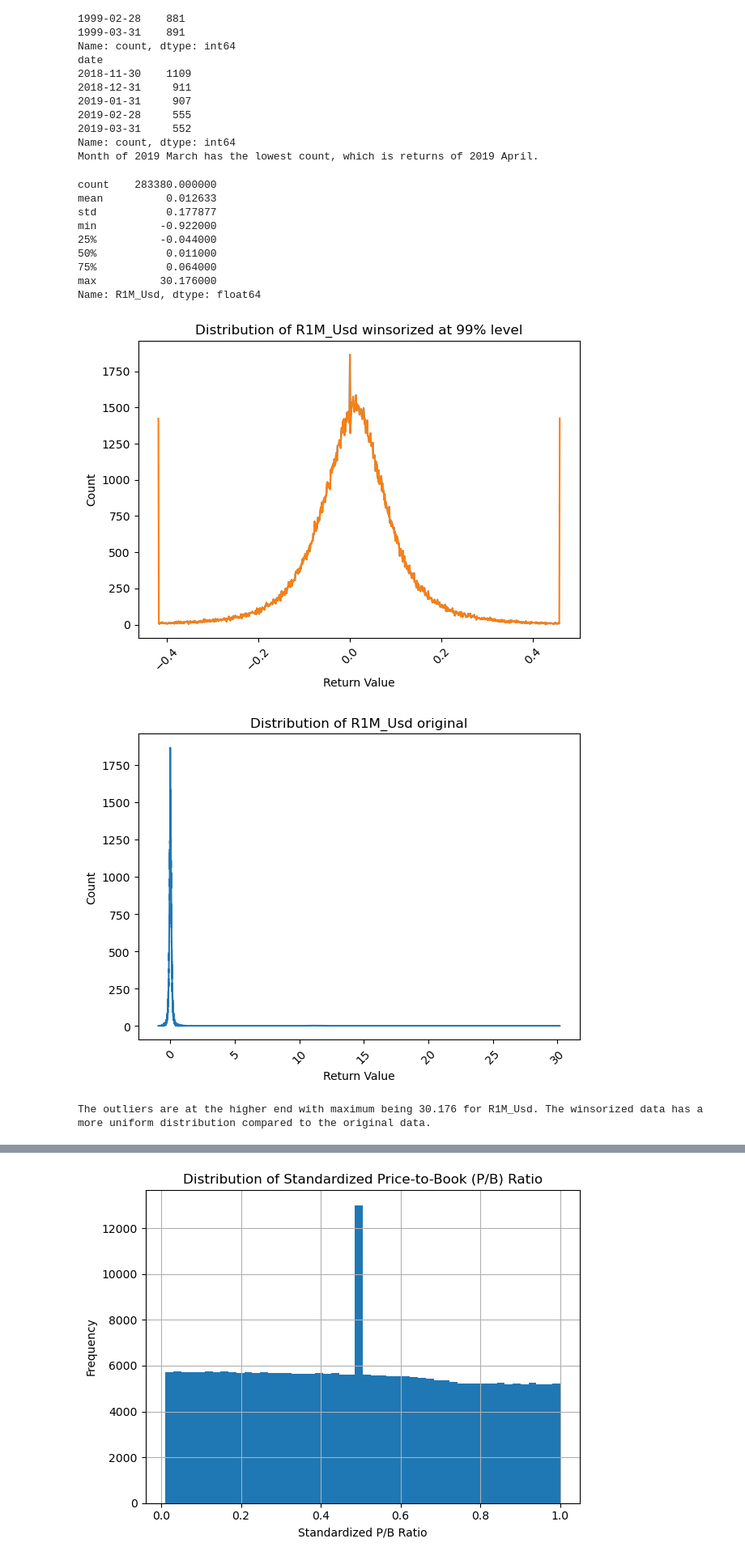
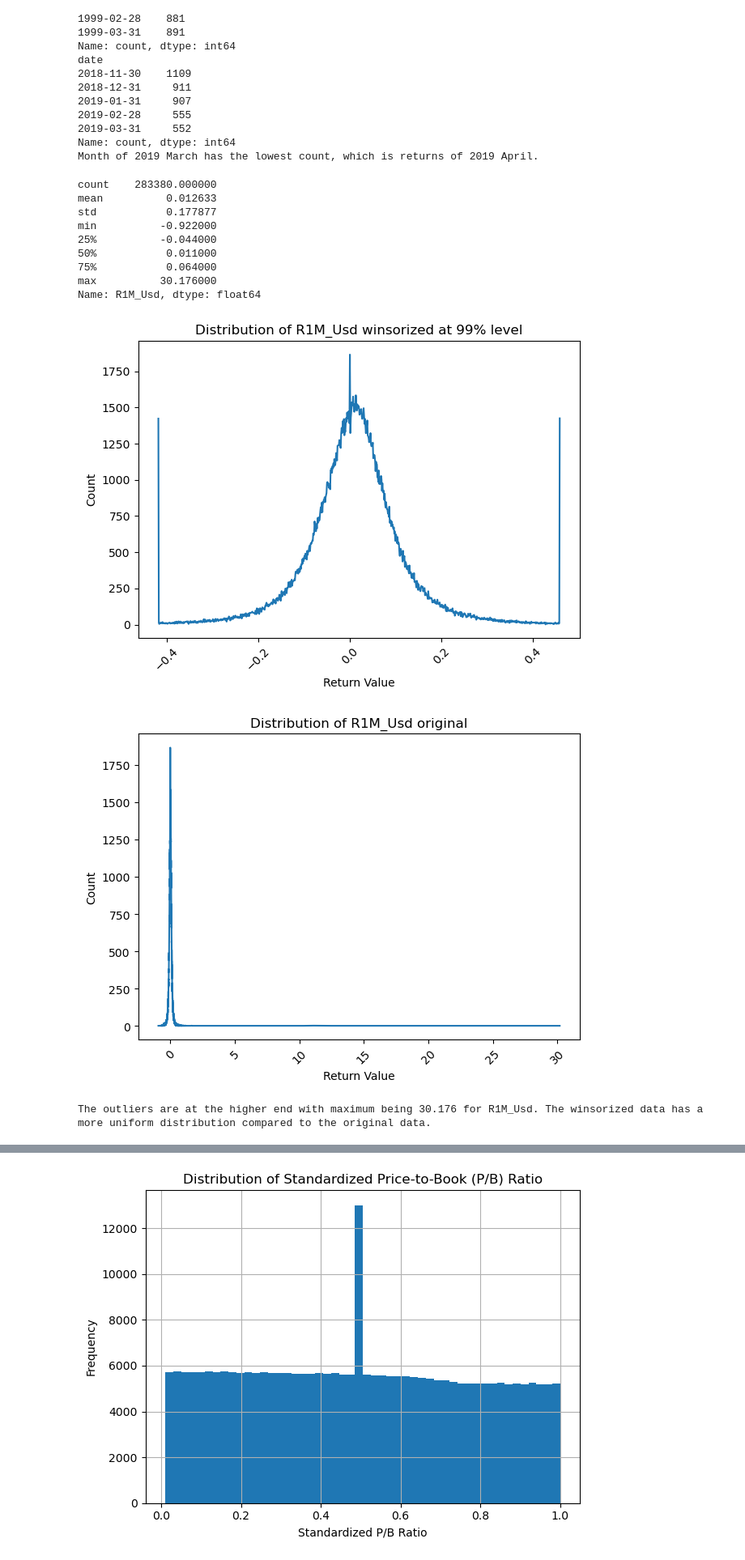
Before and after one commit to KiranReddy0808/FE5108-Portfolio-Theory-and-Investments, a Jupyter notebook: Assignment 3/Assignment3.ipynb, the cells around one changed output, grey strips where cells are left out. Shown at 81% size. Saved outputs shown, nothing was run; the diff lists cells and outputs as text; code cells hidden in the pictures.

```diff
--- a/Assignment 3/Assignment3.ipynb
+++ b/Assignment 3/Assignment3.ipynb
@@ -362,50 +361,40 @@ print(basic_stats)
 # Winsorize the counts
 R1M_values_winsorized = winsorize(df_stocks_data['R1M_Usd'], limits=[0.005, 0.005]).compressed()
 
-# Identify the limits used for winsorization
-lower_limit = np.min(R1M_values_winsorized)
-upper_limit = np.max(R1M_values_winsorized)
-
-# Filter out the values that are at these limits
-R1M_values_filtered = df_stocks_data['R1M_Usd'][(df_stocks_data['R1M_Usd'] > lower_limit) & (df_stocks_data['R1M_Usd'] < upper_limit)]
-
-R1M_counts = R1M_values_filtered.value_counts().sort_index()
-
 R1M_counts_winsorized = pd.Series(R1M_values_winsorized).value_counts().sort_index()
 
 R1M_counts_original = df_stocks_data['R1M_Usd'].value_counts().sort_index()
 
 plt.figure()
-R1M_counts.plot()
 R1M_counts_winsorized.plot()
 plt.title('Distribution of R1M_Usd winsorized at 99% level')
 plt.xlabel('Return Value')
 plt.ylabel('Count')
 plt.xticks(rotation=45)
 plt.tight_layout()
 plt.show()
 
 plt.figure()
 R1M_counts_original.plot()
 plt.title('Distribution of R1M_Usd original')
 plt.xlabel('Return Value')
 plt.ylabel('Count')
 plt.xticks(rotation=45)
 plt.tight_layout()
 plt.show()
 
 print("The outliers are at the higher end with maximum being 30.176 for R1M_Usd. The winsorized data has a more uniform distribution compared to the original data.")
 # %% [output]
 count    283380.000000
 mean          0.012633
 std           0.177877
 min          -0.922000
 25%          -0.044000
 50%           0.011000
 75%           0.064000
 max          30.176000
 Name: R1M_Usd, dtype: float64
-[figure, old version]
+[figure, new version]
 [figure]
 The outliers are at the higher end with maximum being 30.176 for R1M_Usd. The winsorized data has a more uniform distribution compared to the original data.
 # %%
```
Also changed, not shown: parts of 5 cells of this notebook.
